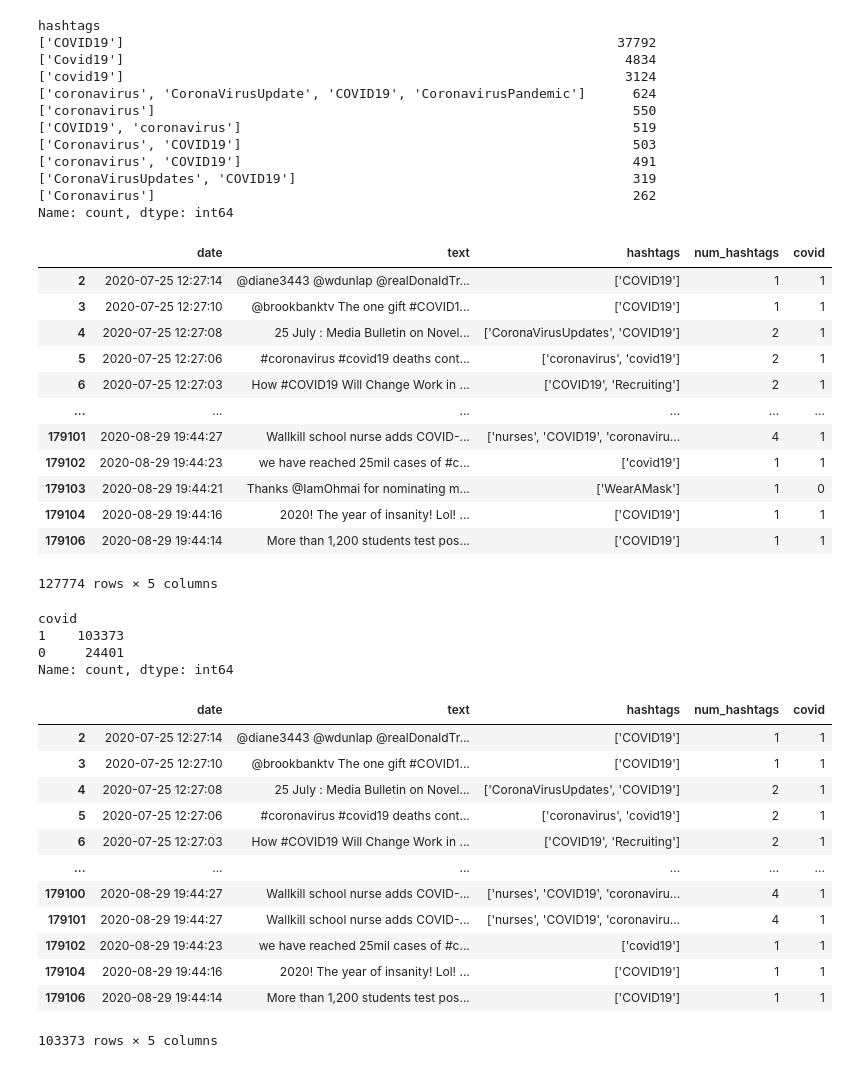
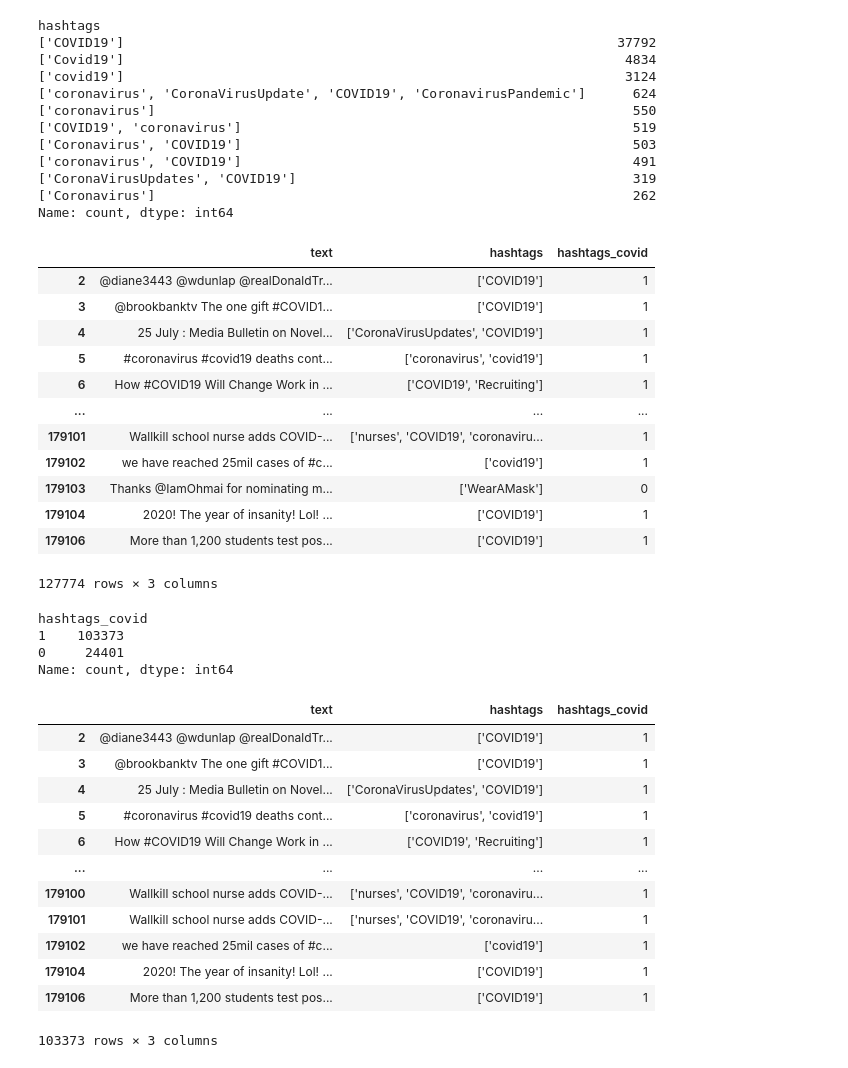
Before and after one commit to Enriquepardo/Dataset-Covid, a Jupyter notebook: dateset_covid.ipynb, the cells around one changed output. Cells and saved outputs as stored; diff of their text form; code cells hidden in the pictures.

```diff
--- a/dateset_covid.ipynb
+++ b/dateset_covid.ipynb
@@ -91,6 +91,7 @@ columnas_drop = ['user_name',
                 'user_friends',
                 'user_favourites',
                 'user_verified',
+                'date',
                 'source',
                 'is_retweet']
 # %%
@@ -107,5 +108 @@ object    3
 Name: count, dtype: int64
-# %%
-#  Ahora queremos saber cuantos hashtags hay en cada tweet y lo guardamos en una nueva columna
-df_filt2['num_hashtags'] = df_filt2['hashtags'].apply(lambda x: len(x.split(',')))
-df_filt2.head()
@@ -141,44 +131,44 @@ def covid(x):
         return 0
 # %%
 #  Aplicamos la funcion a la columna hashtags y lo guardamos en una nueva columna
-df_filt2['covid'] = df_filt2['hashtags'].apply(covid)
+df_filt2['hashtags_covid'] = df_filt2['hashtags'].apply(covid)
 df_filt2
 # %% [output]
-|  | date | text | hashtags | num_hashtags | covid |
-| 2 | 2020-07-25 12:27:14 | @diane3443 @wdunlap @realDonaldTr... | ['COVID19'] | 1 | 1 |
-| 3 | 2020-07-25 12:27:10 | @brookbanktv The one gift #COVID1... | ['COVID19'] | 1 | 1 |
-| 4 | 2020-07-25 12:27:08 | 25 July : Media Bulletin on Novel... | ['CoronaVirusUpdates', 'COVID19'] | 2 | 1 |
-| 5 | 2020-07-25 12:27:06 | #coronavirus #covid19 deaths cont... | ['coronavirus', 'covid19'] | 2 | 1 |
-| 6 | 2020-07-25 12:27:03 | How #COVID19 Will Change Work in ... | ['COVID19', 'Recruiting'] | 2 | 1 |
-| ... | ... | ... | ... | ... | ... |
-| 179101 | 2020-08-29 19:44:27 | Wallkill school nurse adds COVID-... | ['nurses', 'COVID19', 'coronaviru... | 4 | 1 |
-| 179102 | 2020-08-29 19:44:23 | we have reached 25mil cases of #c... | ['covid19'] | 1 | 1 |
-| 179103 | 2020-08-29 19:44:21 | Thanks @IamOhmai for nominating m... | ['WearAMask'] | 1 | 0 |
-| 179104 | 2020-08-29 19:44:16 | 2020! The year of insanity! Lol! ... | ['COVID19'] | 1 | 1 |
-| 179106 | 2020-08-29 19:44:14 | More than 1,200 students test pos... | ['COVID19'] | 1 | 1 |
+|  | text | hashtags | hashtags_covid |
+| 2 | @diane3443 @wdunlap @realDonaldTr... | ['COVID19'] | 1 |
+| 3 | @brookbanktv The one gift #COVID1... | ['COVID19'] | 1 |
+| 4 | 25 July : Media Bulletin on Novel... | ['CoronaVirusUpdates', 'COVID19'] | 1 |
+| 5 | #coronavirus #covid19 deaths cont... | ['coronavirus', 'covid19'] | 1 |
+| 6 | How #COVID19 Will Change Work in ... | ['COVID19', 'Recruiting'] | 1 |
+| ... | ... | ... | ... |
+| 179101 | Wallkill school nurse adds COVID-... | ['nurses', 'COVID19', 'coronaviru... | 1 |
+| 179102 | we have reached 25mil cases of #c... | ['covid19'] | 1 |
+| 179103 | Thanks @IamOhmai for nominating m... | ['WearAMask'] | 0 |
+| 179104 | 2020! The year of insanity! Lol! ... | ['COVID19'] | 1 |
+| 179106 | More than 1,200 students test pos... | ['COVID19'] | 1 |
-127774 rows × 5 columns
+127774 rows × 3 columns
 # %%
-df_filt2['covid'].value_counts()
+df_filt2['hashtags_covid'].value_counts()
 # %% [output]
-covid
+hashtags_covid
 1    103373
 0     24401
 Name: count, dtype: int64
 # %%
 #  Ahora borramos los tweets que tienen valor 0 en la columna covid
-df_filt3 = df_filt2[df_filt2['covid'] == 1]
+df_filt3 = df_filt2[df_filt2['hashtags_covid'] == 1]
 df_filt3
 # %% [output]
-|  | date | text | hashtags | num_hashtags | covid |
-| 2 | 2020-07-25 12:27:14 | @diane3443 @wdunlap @realDonaldTr... | ['COVID19'] | 1 | 1 |
-| 3 | 2020-07-25 12:27:10 | @brookbanktv The one gift #COVID1... | ['COVID19'] | 1 | 1 |
-| 4 | 2020-07-25 12:27:08 | 25 July : Media Bulletin on Novel... | ['CoronaVirusUpdates', 'COVID19'] | 2 | 1 |
-| 5 | 2020-07-25 12:27:06 | #coronavirus #covid19 deaths cont... | ['coronavirus', 'covid19'] | 2 | 1 |
-| 6 | 2020-07-25 12:27:03 | How #COVID19 Will Change Work in ... | ['COVID19', 'Recruiting'] | 2 | 1 |
-| ... | ... | ... | ... | ... | ... |
-| 179100 | 2020-08-29 19:44:27 | Wallkill school nurse adds COVID-... | ['nurses', 'COVID19', 'coronaviru... | 4 | 1 |
-| 179101 | 2020-08-29 19:44:27 | Wallkill school nurse adds COVID-... | ['nurses', 'COVID19', 'coronaviru... | 4 | 1 |
-| 179102 | 2020-08-29 19:44:23 | we have reached 25mil cases of #c... | ['covid19'] | 1 | 1 |
-| 179104 | 2020-08-29 19:44:16 | 2020! The year of insanity! Lol! ... | ['COVID19'] | 1 | 1 |
-| 179106 | 2020-08-29 19:44:14 | More than 1,200 students test pos... | ['COVID19'] | 1 | 1 |
+|  | text | hashtags | hashtags_covid |
+| 2 | @diane3443 @wdunlap @realDonaldTr... | ['COVID19'] | 1 |
+| 3 | @brookbanktv The one gift #COVID1... | ['COVID19'] | 1 |
+| 4 | 25 July : Media Bulletin on Novel... | ['CoronaVirusUpdates', 'COVID19'] | 1 |
+| 5 | #coronavirus #covid19 deaths cont... | ['coronavirus', 'covid19'] | 1 |
+| 6 | How #COVID19 Will Change Work in ... | ['COVID19', 'Recruiting'] | 1 |
+| ... | ... | ... | ... |
+| 179100 | Wallkill school nurse adds COVID-... | ['nurses', 'COVID19', 'coronaviru... | 1 |
+| 179101 | Wallkill school nurse adds COVID-... | ['nurses', 'COVID19', 'coronaviru... | 1 |
+| 179102 | we have reached 25mil cases of #c... | ['covid19'] | 1 |
+| 179104 | 2020! The year of insanity! Lol! ... | ['COVID19'] | 1 |
+| 179106 | More than 1,200 students test pos... | ['COVID19'] | 1 |
-103373 rows × 5 columns
+103373 rows × 3 columns
```
Also changed, not shown: parts of 7 cells of this notebook.
